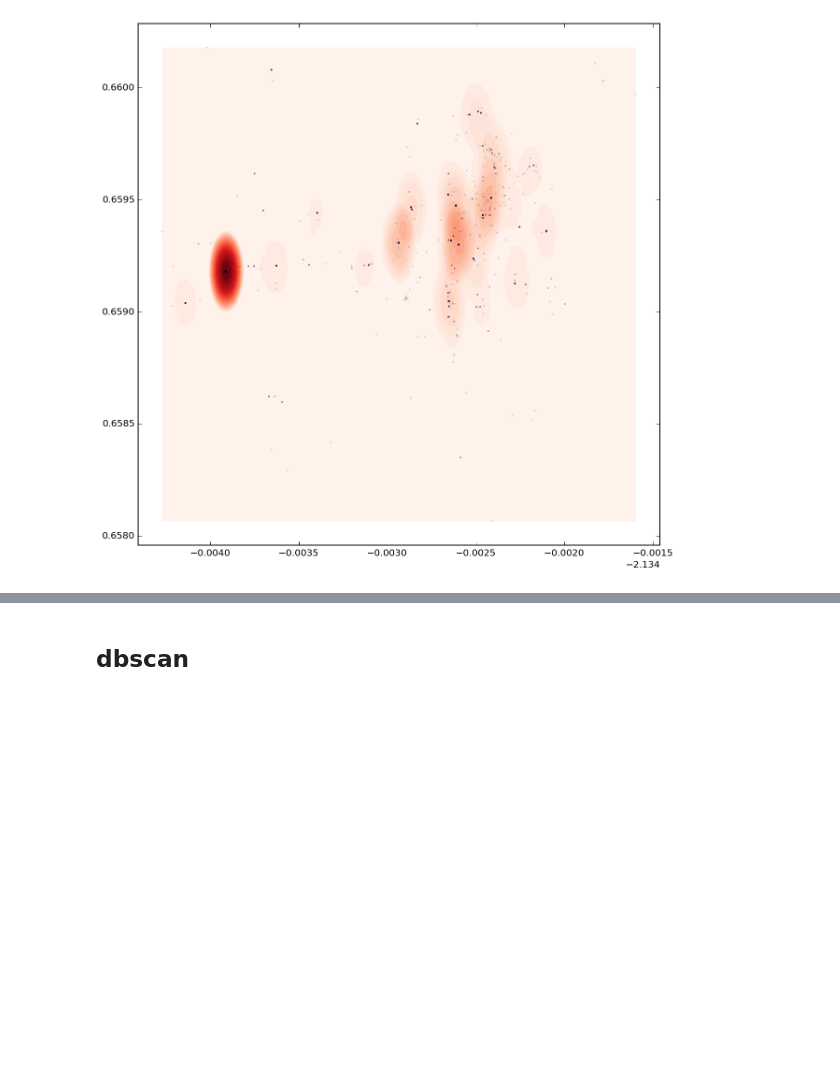
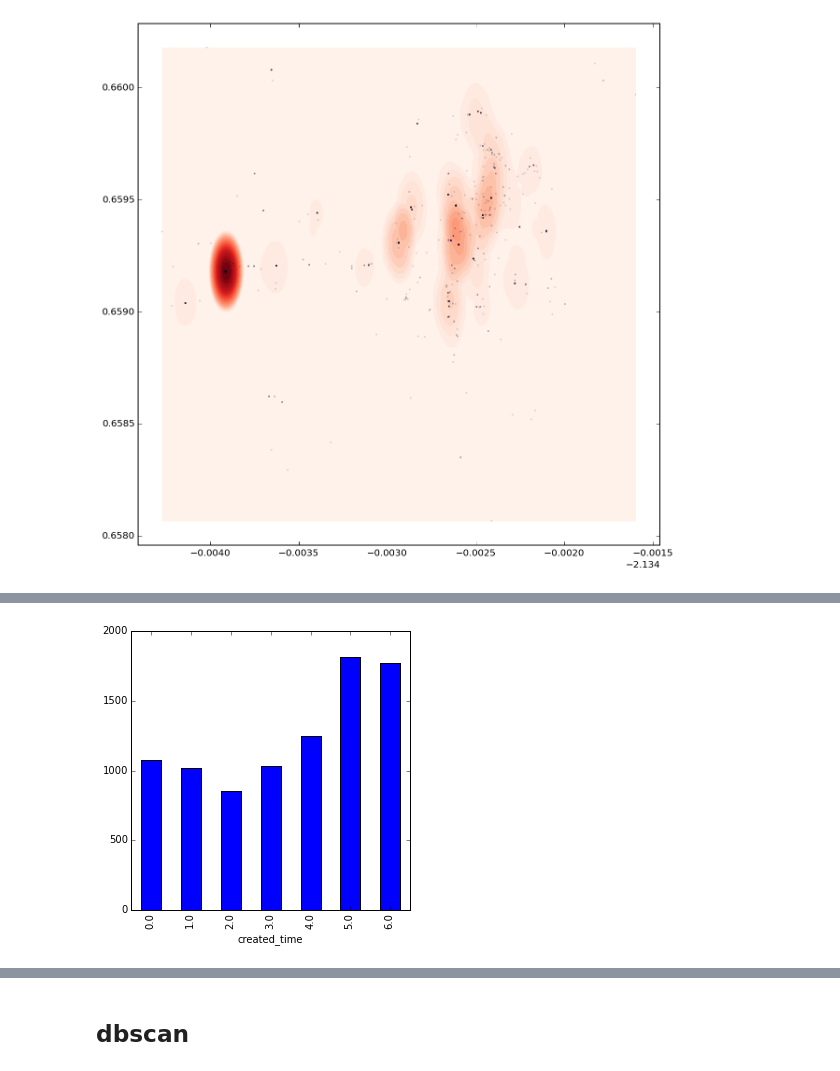
Before and after one commit to mdnip/InsightProject, a Jupyter notebook: ExploratoryAnalysis.ipynb, the cells around one changed output, grey strips where cells are left out. Saved outputs shown, nothing was run; the diff lists cells and outputs as text; code cells hidden in the pictures; blank space fills up the shorter version.

Commit message:
Adds time series notebook

```diff
--- a/ExploratoryAnalysis.ipynb
+++ b/ExploratoryAnalysis.ipynb
@@ -153,5 +163,6 @@ Populating the interactive namespace from numpy and matplotlib
 [figure]
 # %%
 # Pictures binned by day of the week
-df.groupby(['day_of_week']).count()['searched_tag'].plot(kind = 'bar')print type(df)
+df1['created_time'] = df['created_time'].apply(lambda x: datetime.datetime.fromtimestamp(x).weekday())
+df1.groupby(['created_time']).count().plot(kind = 'bar')
 # %% [output]
@@ -158,0 +170 @@ SyntaxError: invalid syntax (<ipython-input-4-4402094f1360>, line 2)
+[figure, added]
```
Also changed, not shown: parts of 9 cells of this notebook, 4 other files.
